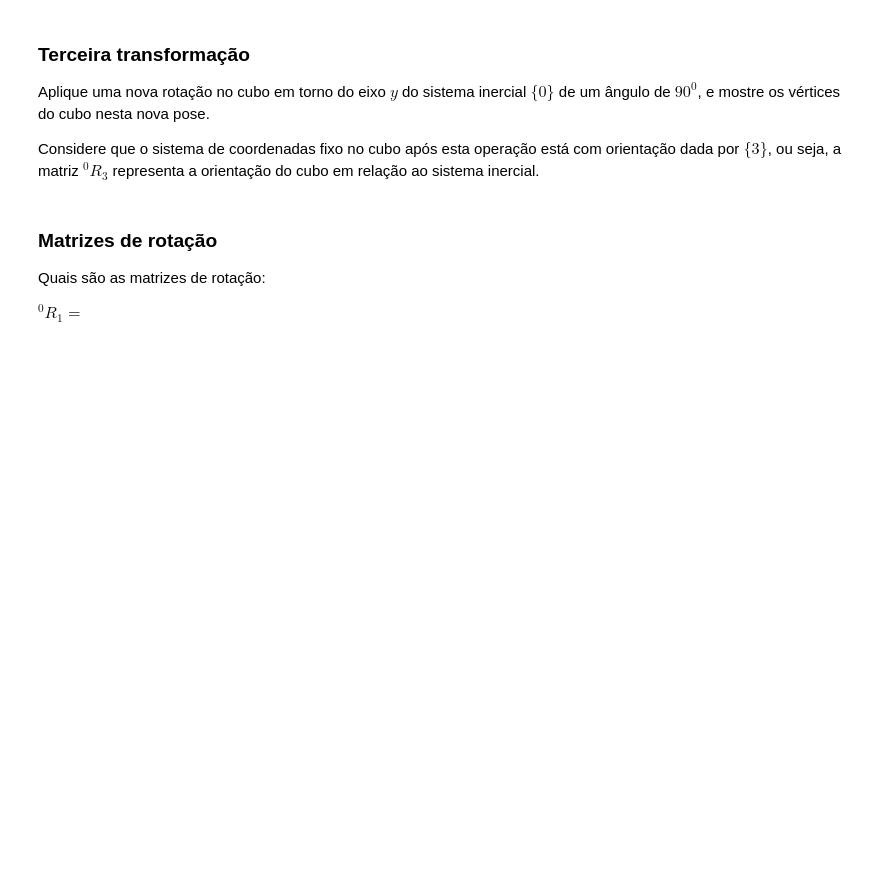
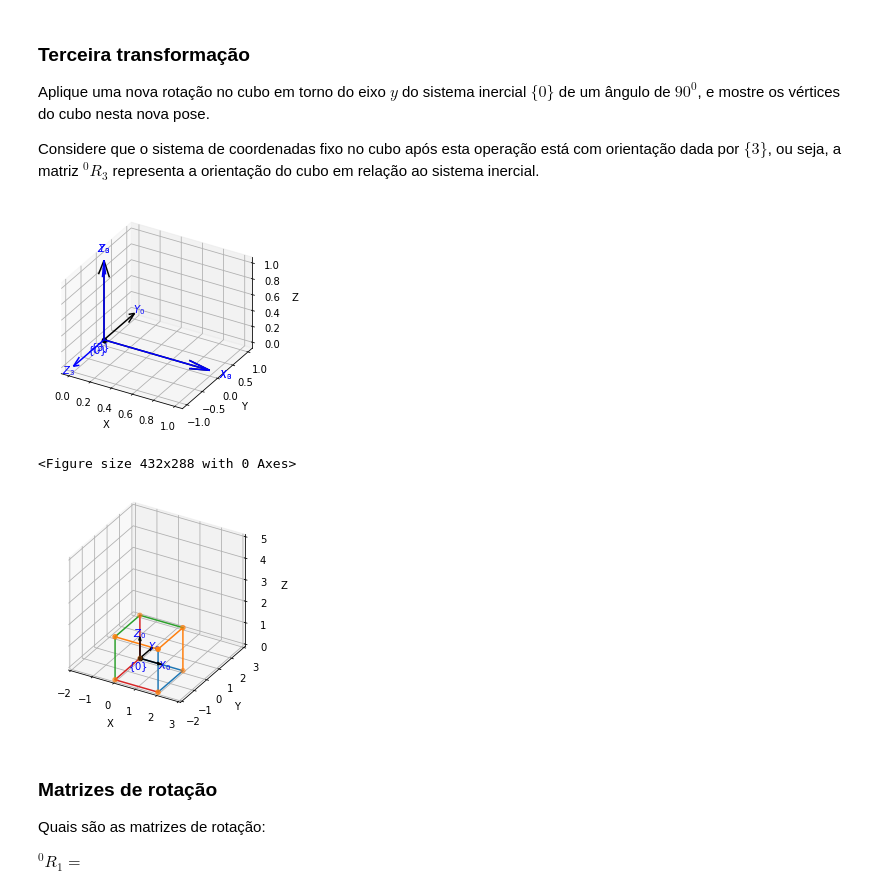
Before and after one commit to RafaelBaquero/lab-robos-manip, a Jupyter notebook: sel0634_tarefa1_Incompleta.ipynb, the cells around one changed output. Saved outputs shown, nothing was run; the diff lists cells and outputs as text; code cells hidden in the pictures; blank space fills up the shorter version.

```diff
--- a/sel0634_tarefa1_Incompleta.ipynb
+++ b/sel0634_tarefa1_Incompleta.ipynb
@@ -120,7 +119,7 @@ Considere que o sistema de coordenadas fixo no cubo após esta operação está
 # %%
 #########################
 # Coloque seu código aqui
-R12 = SE3.Rz(90,'deg')
+R12 = SO3.Rz(90,'deg')
 R12
 
 R02 = R01*R12 # Sistema atual: pós-multiplicação
@@ -143,16 +142,20 @@ Considere que o sistema de coordenadas fixo no cubo após esta operação está
 # %%
 #########################
 # Coloque seu código aqui
-R3 = SE3.Ry(90,'deg')
+R3 = SO3.Ry(90,'deg')
 R03 = R3*R02 # Rotação no sistema inercial {0}: pré-multiplicação
 P03 = R03*P
 
 #########################
 SE3().plot(frame='0', color='black') # Plot system of coordinates
 R03.plot(frame='3') # sistema de coordenadas com orientação dada por R03
 #plot_cubo(P02)
 plot_cubo(P03)
 #R03.plot(frame='3') # mostra o sistema de coordenadas com orientação dada por R03
+# %% [output]
+[figure, added]
+<Figure size 432x288 with 0 Axes>
+[figure, added]
 # %% [markdown]
 ### Matrizes de rotação
 
```
Also changed, not shown: parts of 11 cells of this notebook.
